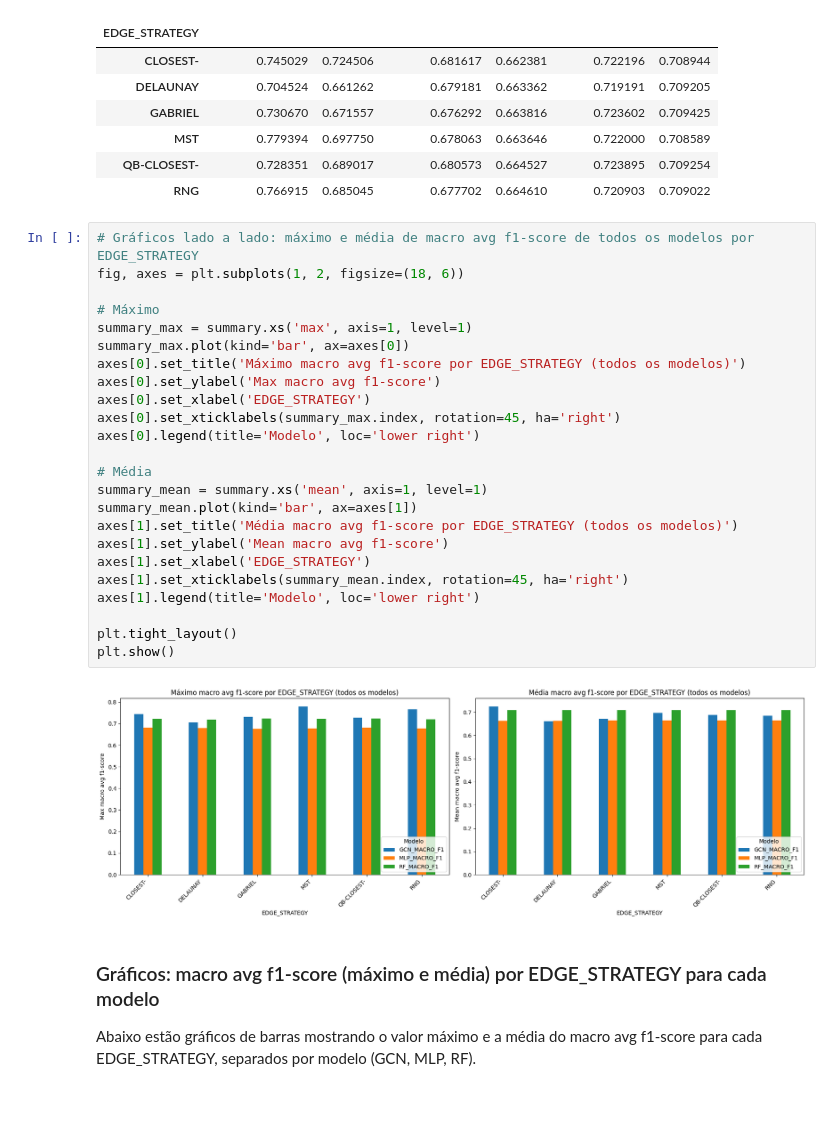
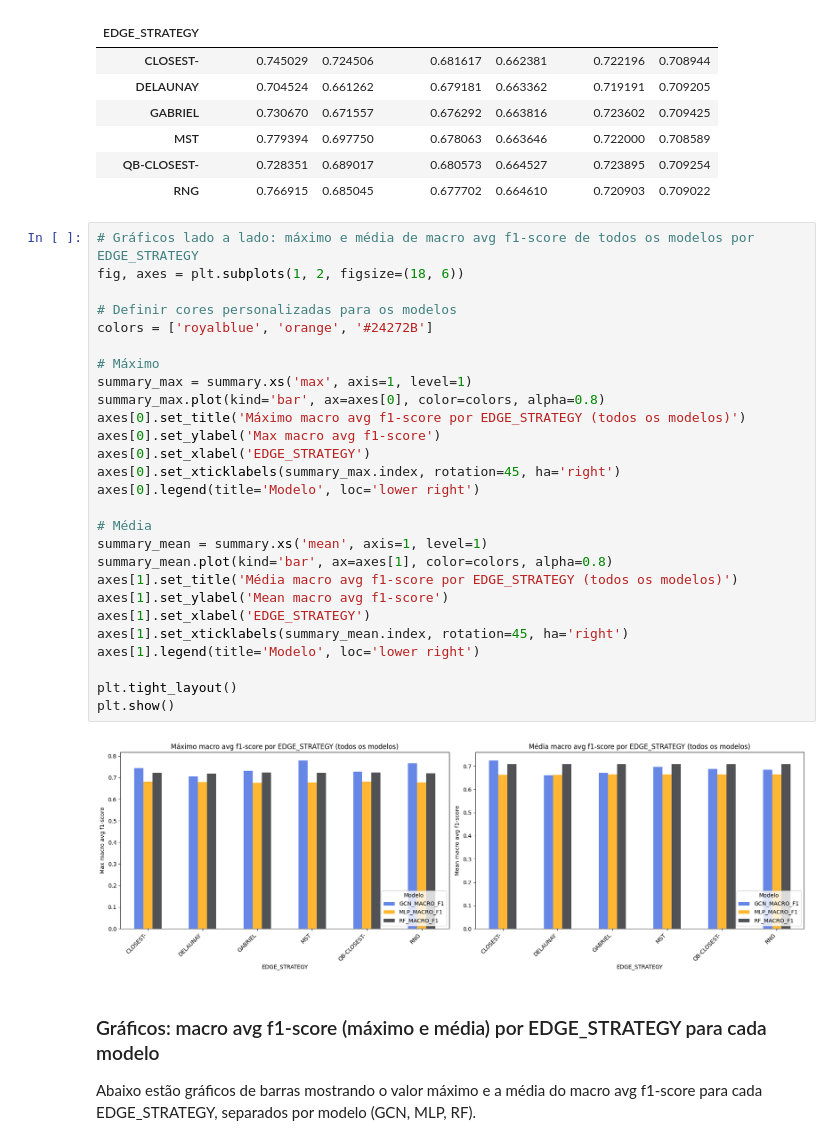
Before and after one commit to CaduRomaniello/NFL-play-classification-GNN, a Jupyter notebook: notebooks/final_analysis.ipynb, the cells around one changed output. Drawn from its saved outputs; the diff is of its cells as text; blank space fills up the shorter version.

Commit message:
images

```diff
--- a/notebooks/final_analysis.ipynb
+++ b/notebooks/final_analysis.ipynb
@@ -101,29 +159,32 @@ summary
 # %%
 # Gráficos lado a lado: máximo e média de macro avg f1-score de todos os modelos por EDGE_STRATEGY
 fig, axes = plt.subplots(1, 2, figsize=(18, 6))
 
+# Definir cores personalizadas para os modelos
+colors = ['royalblue', 'orange', '#24272B']
+
 # Máximo
 summary_max = summary.xs('max', axis=1, level=1)
-summary_max.plot(kind='bar', ax=axes[0])
+summary_max.plot(kind='bar', ax=axes[0], color=colors, alpha=0.8)
 axes[0].set_title('Máximo macro avg f1-score por EDGE_STRATEGY (todos os modelos)')
 axes[0].set_ylabel('Max macro avg f1-score')
 axes[0].set_xlabel('EDGE_STRATEGY')
 axes[0].set_xticklabels(summary_max.index, rotation=45, ha='right')
 axes[0].legend(title='Modelo', loc='lower right')
 
 # Média
 summary_mean = summary.xs('mean', axis=1, level=1)
-summary_mean.plot(kind='bar', ax=axes[1])
+summary_mean.plot(kind='bar', ax=axes[1], color=colors, alpha=0.8)
 axes[1].set_title('Média macro avg f1-score por EDGE_STRATEGY (todos os modelos)')
 axes[1].set_ylabel('Mean macro avg f1-score')
 axes[1].set_xlabel('EDGE_STRATEGY')
 axes[1].set_xticklabels(summary_mean.index, rotation=45, ha='right')
 axes[1].legend(title='Modelo', loc='lower right')
 
 plt.tight_layout()
 plt.show()
 # %% [output]
-[figure, old version]
+[figure, new version]
 # %% [markdown]
 ### Gráficos: macro avg f1-score (máximo e média) por EDGE_STRATEGY para cada modelo
 
```
Also changed, not shown: parts of 12 cells of this notebook, 8 other files.
